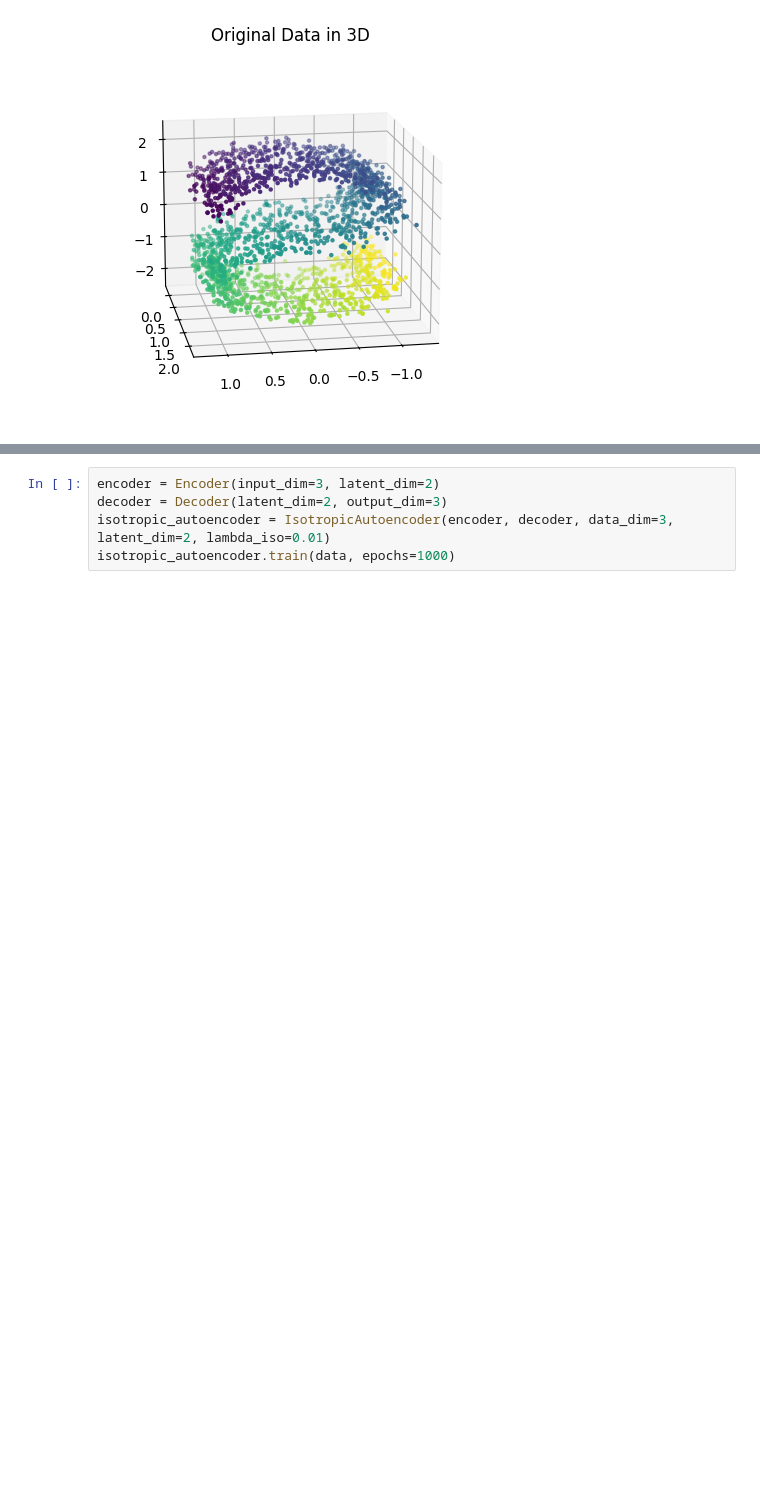
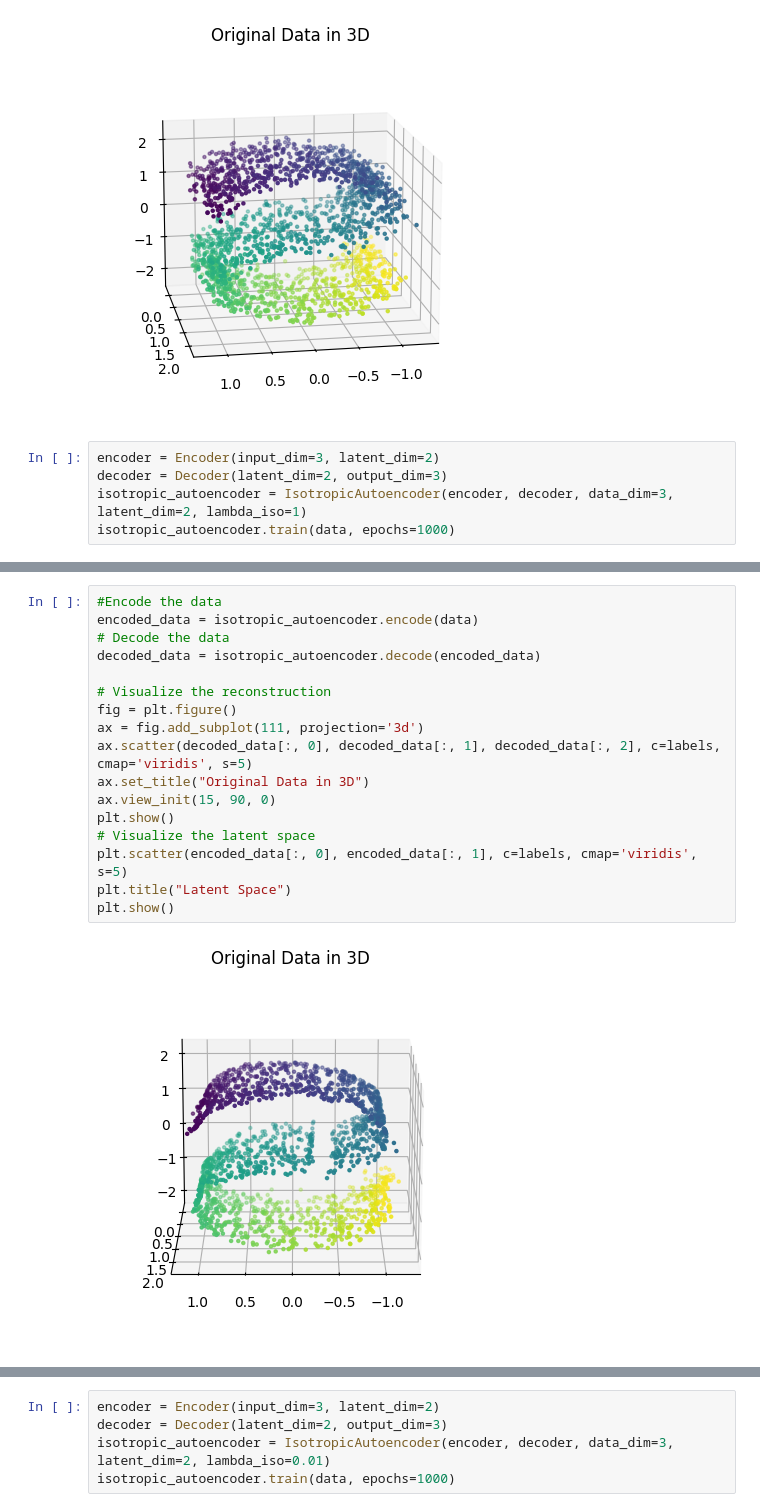
Before and after one commit to HeiseMax/RepresentationLearning, a Jupyter notebook: IsotropicAutoencoder/isotropic_autoencoder copy 3.ipynb, the cells around one changed output, grey strips where cells are left out. Drawn from its saved outputs; the diff is of its cells as text; blank space fills up the shorter version.

```diff
--- a/IsotropicAutoencoder/isotropic_autoencoder copy 3.ipynb
+++ b/IsotropicAutoencoder/isotropic_autoencoder copy 3.ipynb
@@ -211,3 +251,8 @@ ax.view_init(15, 80, 0)
 plt.show()
 # %% [output]
 [figure]
+# %%
+encoder = Encoder(input_dim=3, latent_dim=2)
+decoder = Decoder(latent_dim=2, output_dim=3)
+isotropic_autoencoder = IsotropicAutoencoder(encoder, decoder, data_dim=3, latent_dim=2, lambda_iso=1)
+isotropic_autoencoder.train(data, epochs=1000)
@@ -213,0 +270,19 @@ plt.show()
+# %%
+#Encode the data
+encoded_data = isotropic_autoencoder.encode(data)
+# Decode the data
+decoded_data = isotropic_autoencoder.decode(encoded_data)
+
+# Visualize the reconstruction
+fig = plt.figure()
+ax = fig.add_subplot(111, projection='3d')
+ax.scatter(decoded_data[:, 0], decoded_data[:, 1], decoded_data[:, 2], c=labels, cmap='viridis', s=5)
+ax.set_title("Original Data in 3D")
+ax.view_init(15, 90, 0)
+plt.show()
+# Visualize the latent space
+plt.scatter(encoded_data[:, 0], encoded_data[:, 1], c=labels, cmap='viridis', s=5)
+plt.title("Latent Space")
+plt.show()
+# %% [output]
+[figure, added]
```
Also changed, not shown: parts of 4 cells of this notebook, 13 other files.
